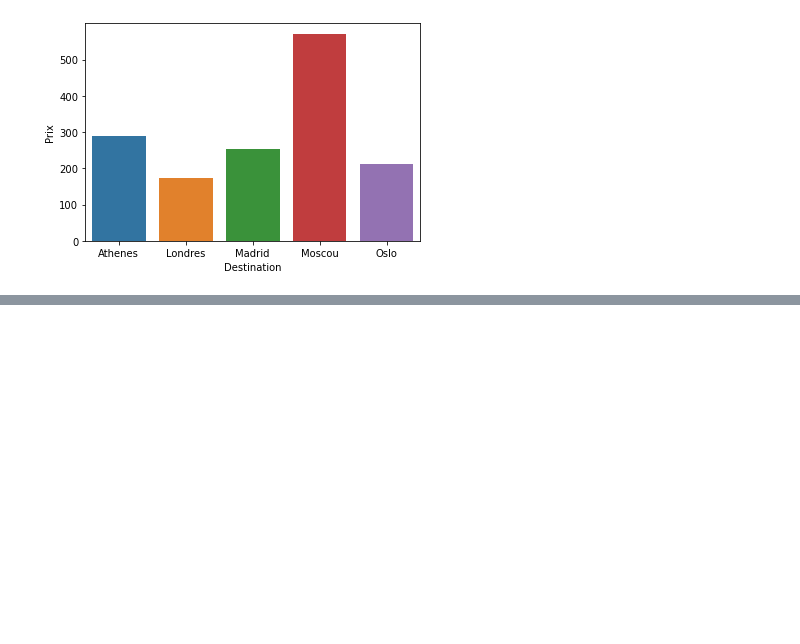
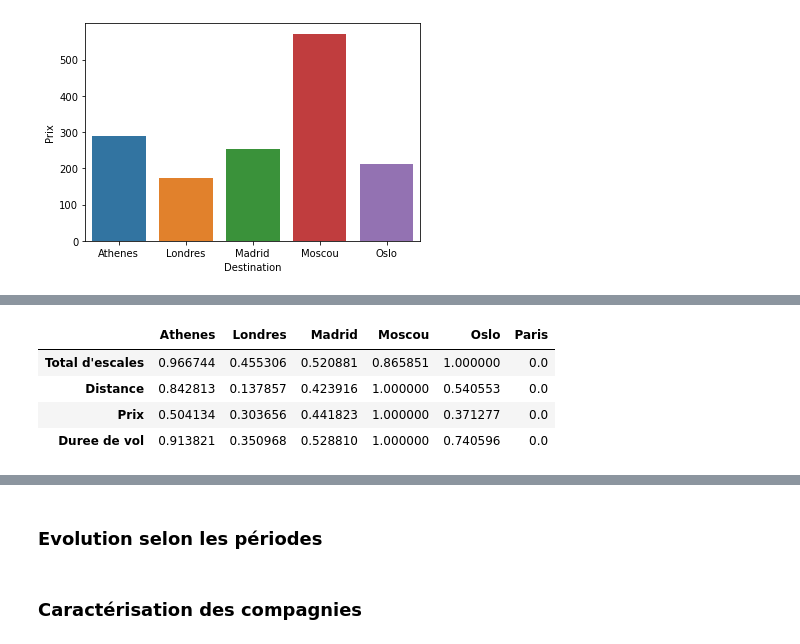
Before and after one commit to josensae/Prediction-des-prix-des-billets-d-avion-en-Europe-depuis-Paris, a Jupyter notebook: 3.DataViz/DataViz.ipynb, the cells around one changed output, grey strips where cells are left out. Drawn from its saved outputs; the diff is of its cells as text; code cells hidden in the pictures; blank space fills up the shorter version.

```diff
--- a/3.DataViz/DataViz.ipynb
+++ b/3.DataViz/DataViz.ipynb
@@ -75,3 +96,5 @@ df_moyen.drop(columns = ["Destination"], inplace = True)
+# %%
+df_moyen.loc['Paris']=[0.001,0.001,0.001,0.001]
 # %%
 from sklearn import preprocessing
 
@@ -84,2 +104,0 @@ df_moyen.columns = ["Total d'escales","Distance","Prix","Duree de vol"]
-# %%
-df_moyen['Destination']=['Athenes','Londres','Madrid','Moscou','Oslo']
@@ -112,0 +105,3 @@ df_normalized
+# %%
+df_moyen.columns = ["Total d'escales","Distance","Prix","Duree de vol"]
+df_moyen.rename(index={0: 'Athenes',1:'Londres',2:'Madrid',3:'Moscou',4:'Oslo',5:'Paris' }, inplace=True)
@@ -113,3 +118,13 @@ df_normalized
+# %%
+df_moyen_transposed= df_moyen.T
+# %%
+df_moyen_transposed
+# %% [output]
+|  | Athenes | Londres | Madrid | Moscou | Oslo | Paris |
+| Total d'escales | 0.966744 | 0.455306 | 0.520881 | 0.865851 | 1.000000 | 0.0 |
+| Distance | 0.842813 | 0.137857 | 0.423916 | 1.000000 | 0.540553 | 0.0 |
+| Prix | 0.504134 | 0.303656 | 0.441823 | 1.000000 | 0.371277 | 0.0 |
+| Duree de vol | 0.913821 | 0.350968 | 0.528810 | 1.000000 | 0.740596 | 0.0 |
 # %%
 import plotly.graph_objects as go
 from plotly.subplots import make_subplots
@@ -144,6 +159,10 @@ fig.add_trace(go.Scatterpolar(
 fig.show()
 # %% [output]
 [interactive output not drawn]
+# %% [markdown]
+### Evolution selon les périodes
+# %% [markdown]
+### Caractérisation des compagnies
 # %%
 df_compagnie= df.groupby(['Compagnie']).mean()
 # %%
```
Also changed, not shown: parts of 25 cells of this notebook.
